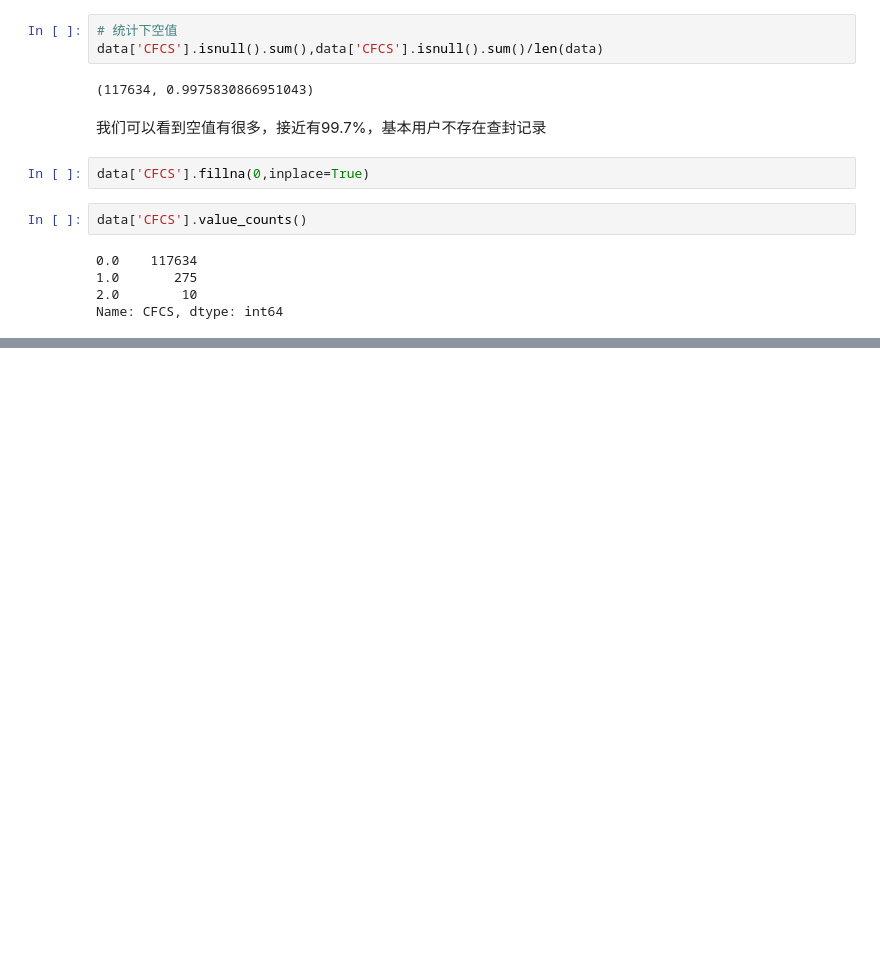
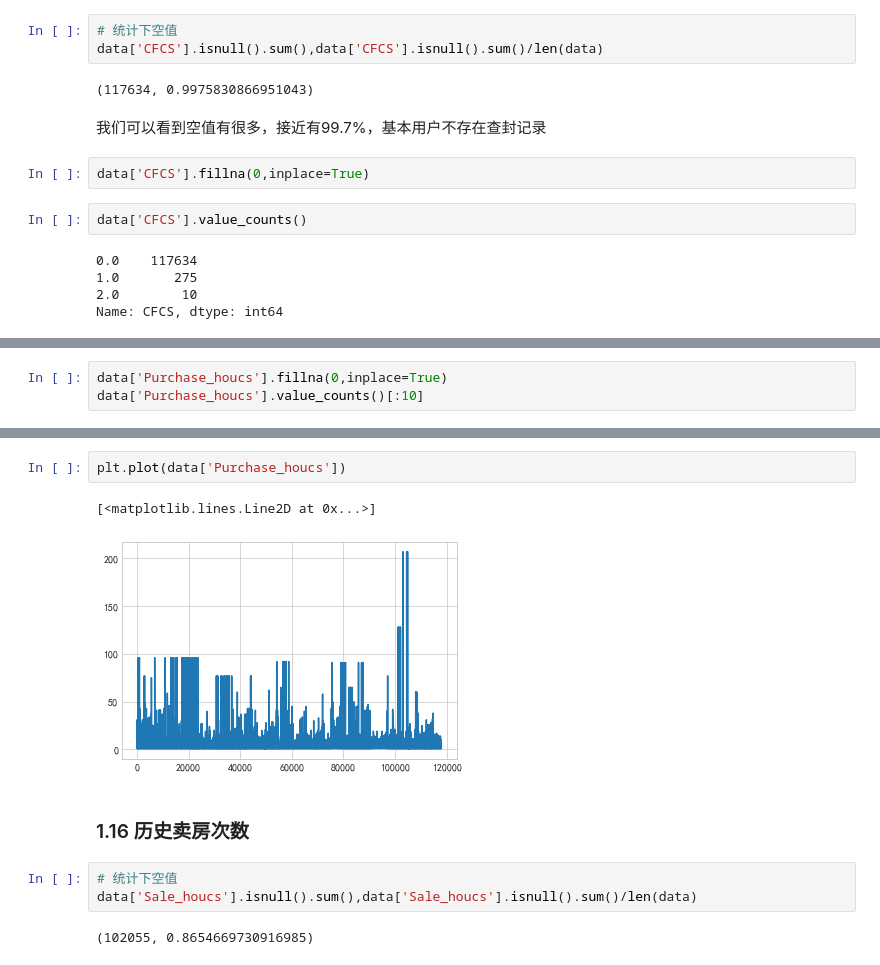
Before and after one commit to yanqiangmiffy/personal-credit-evaluation, a Jupyter notebook: 数据分析.ipynb, the cells around one changed output, grey strips where cells are left out. Saved outputs shown, nothing was run; the diff lists cells and outputs as text; blank space fills up the shorter version.

```diff
--- a/数据分析.ipynb
+++ b/数据分析.ipynb
@@ -312,0 +345,3 @@ Name: CFCS, dtype: int64
+# %%
+data['Purchase_houcs'].fillna(0,inplace=True)
+data['Purchase_houcs'].value_counts()[:10]
@@ -312,0 +360,12 @@ Name: CFCS, dtype: int64
+# %%
+plt.plot(data['Purchase_houcs'])
+# %% [output]
+[<matplotlib.lines.Line2D at 0x...>]
+[figure, added]
+# %% [markdown]
+### 1.16 历史卖房次数
+# %%
+# 统计下空值
+data['Sale_houcs'].isnull().sum(),data['Sale_houcs'].isnull().sum()/len(data)
+# %% [output]
+(102055, 0.8654669730916985)
```
Also changed, not shown: parts of 35 cells of this notebook, 1 other file.
